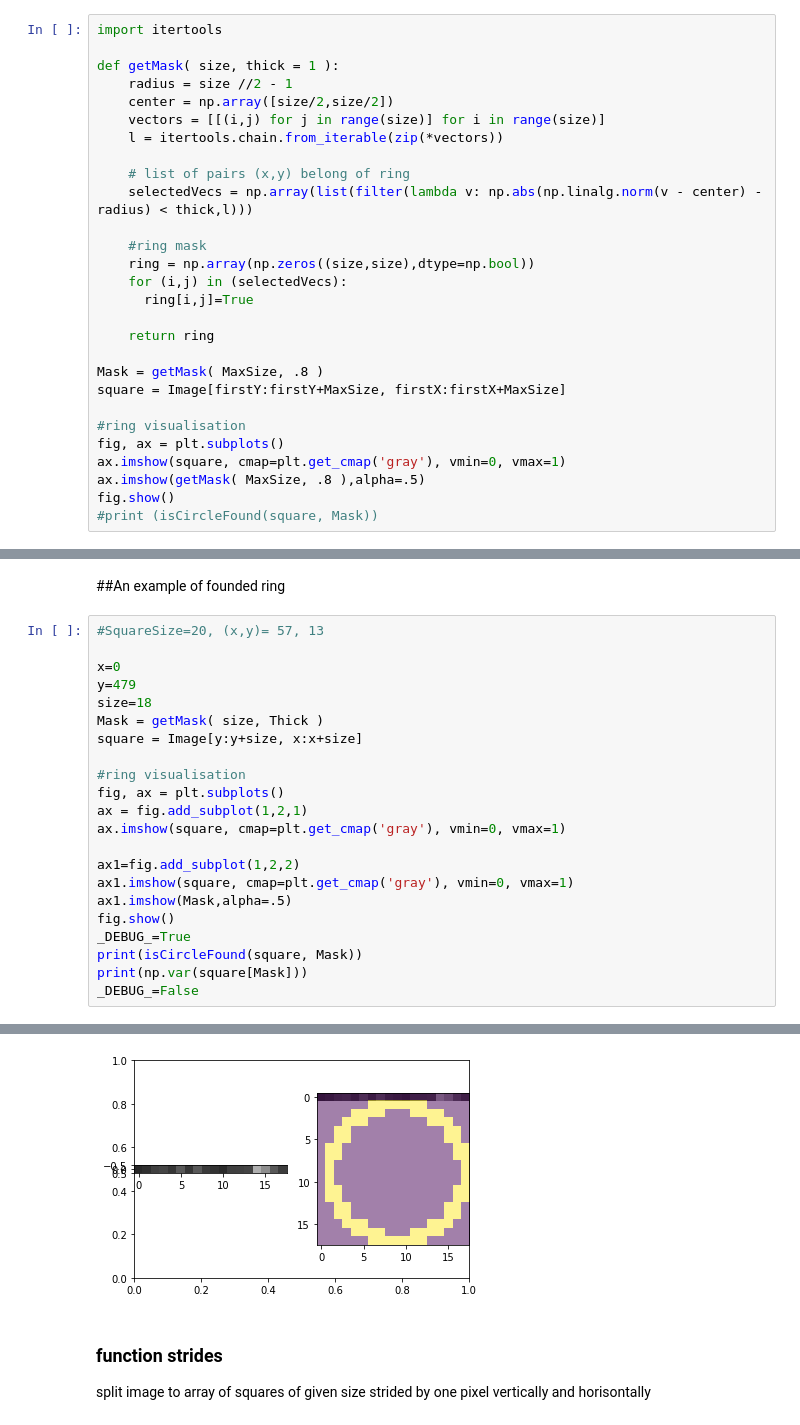
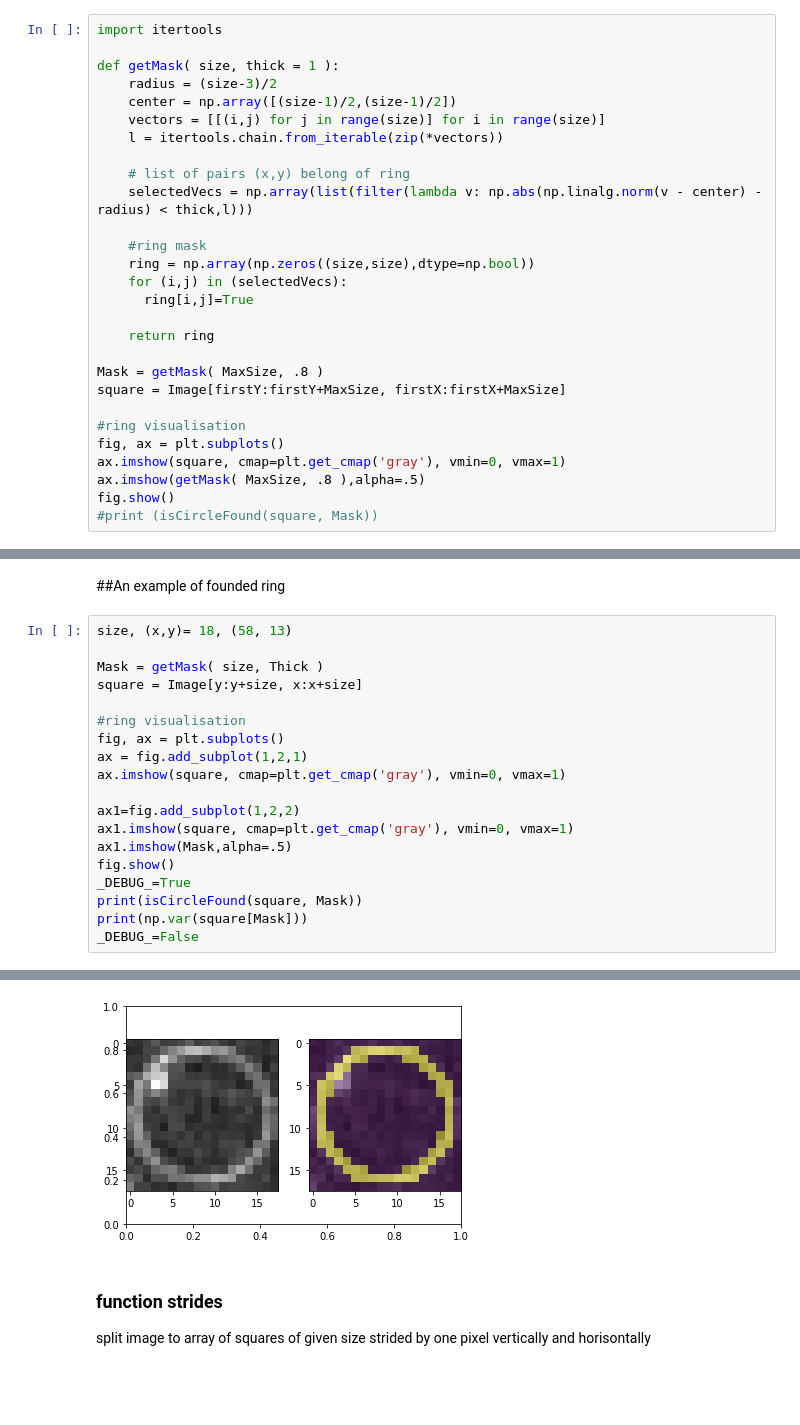
Before and after one commit to andrew-veriga/MathForML, a Jupyter notebook: StridedCoffieCircles.ipynb, the cells around one changed output, grey strips where cells are left out. Cells and saved outputs as stored; diff of their text form; blank space fills up the shorter version.

```diff
--- a/StridedCoffieCircles.ipynb
+++ b/StridedCoffieCircles.ipynb
@@ -117,8 +117,8 @@ create square matrix of boolean as a ring of Trues inscribed in a square of Fals
 import itertools
 
 def getMask( size, thick = 1 ):
-    radius = size //2 - 1
-    center = np.array([size/2,size/2])
+    radius = (size-3)/2
+    center = np.array([(size-1)/2,(size-1)/2])
     vectors = [[(i,j) for j in range(size)] for i in range(size)]
     l = itertools.chain.from_iterable(zip(*vectors))
 
@@ -146,11 +146,8 @@ fig.show()
 # %% [markdown]
 ##An example of founded ring
 # %%
-#SquareSize=20, (x,y)= 57, 13
+size, (x,y)= 18, (58, 13)
 
-x=0
-y=479
-size=18
 Mask = getMask( size, Thick )
 square = Image[y:y+size, x:x+size]
 
@@ -172,4 +175,4 @@ IndexError: ignored
-[figure, old version]
+[figure, new version]
 # %% [markdown]
 ### function strides
 split image to array of squares of given size strided by one pixel vertically and horisontally
```
Also changed, not shown: parts of 4 cells of this notebook.
